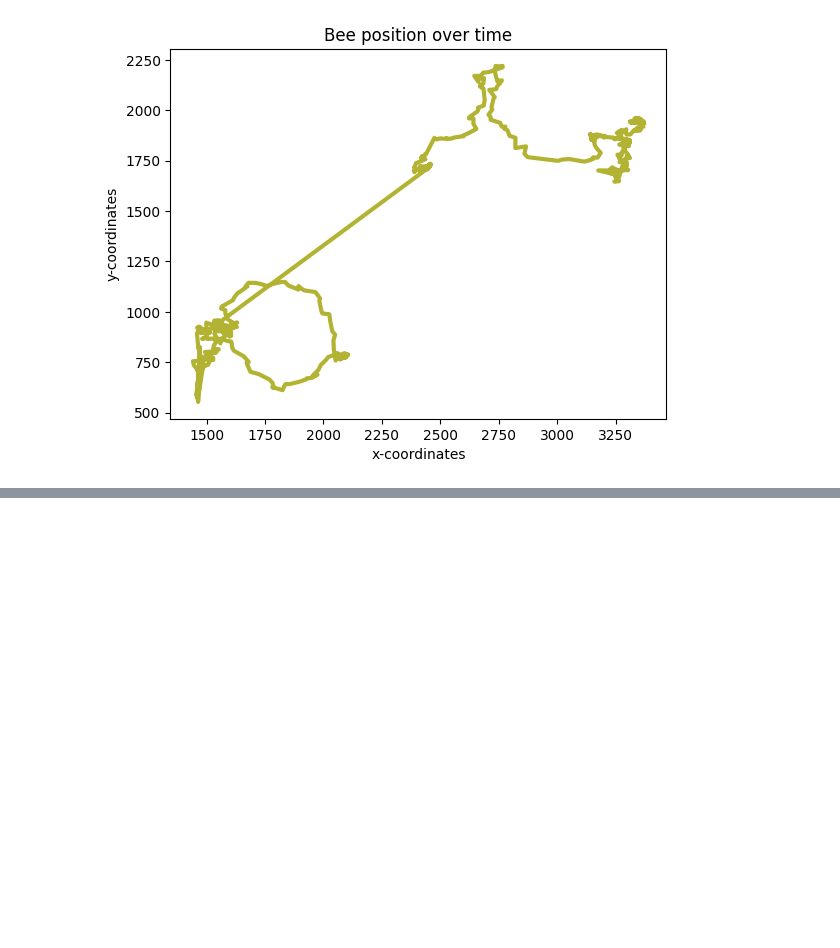
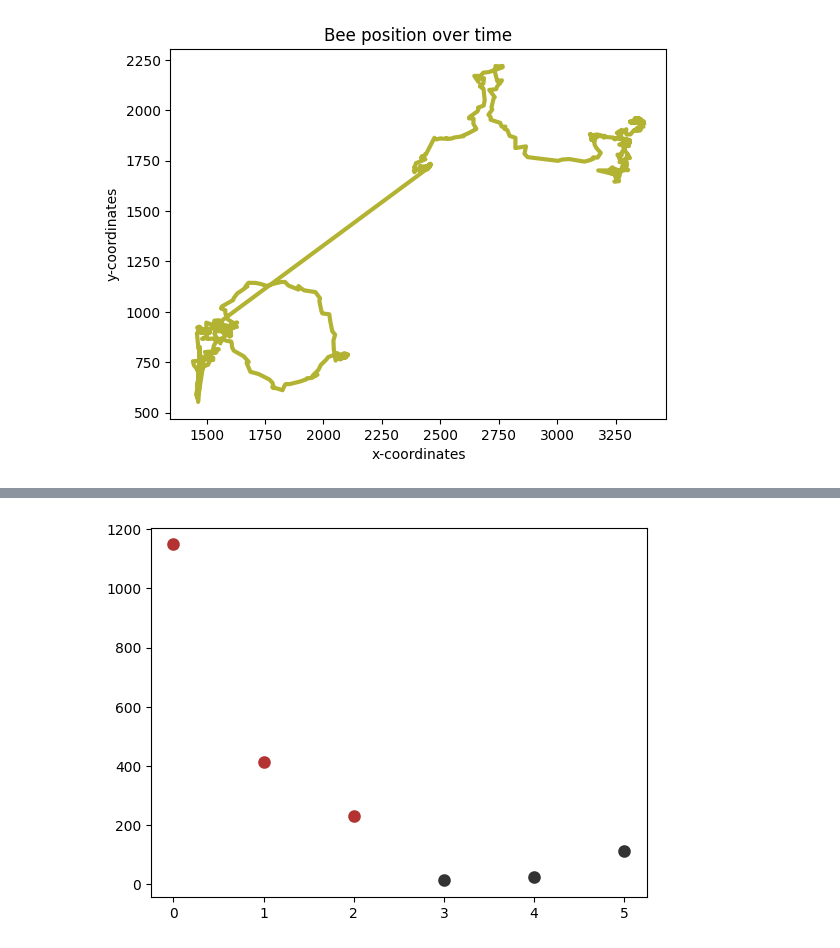
Before and after one commit to mattsmiths/biol470, a Jupyter notebook: final_project/FinalProject_Analysis_1.ipynb, the cells around one changed output, grey strips where cells are left out. Drawn from its saved outputs; the diff is of its cells as text; code cells hidden in the pictures; blank space fills up the shorter version.

```diff
--- a/final_project/FinalProject_Analysis_1.ipynb
+++ b/final_project/FinalProject_Analysis_1.ipynb
@@ -58,0 +96,33 @@ plt.savefig('control_bee2_assay_1.pdf',dpi=200)
+# %%
+assayList = ['/content/biol470/final_project/nicotine_bee_1/inf_bee_0415_exp_01_opto_2026-04-15_17-11-24_arena_circle_1_key.csv',
+             '/content/biol470/final_project/nicotine_bee_2/inf_bee_0415_exp_02_opto_2026-04-15_20-58-17_arena_circle_1_key.csv',
+             '/content/biol470/final_project/nicotine_bee_3/inf_bee_0415_exp_03_opto_2026-04-15_22-25-20_arena_circle_1_key.csv']
+
+allStore = []
+for bees in assayList:
+
+  data1 = pd.read_csv(bees)
+  x_store = []
+  y_store = []
+
+  # Pulling out the centroid for each detection event
+  for ind,ele in enumerate(data1['x_min']):
+    x_center = (ele+data1['x_max'][ind])/2
+    y_center = (data1['y_min'][ind]+data1['y_max'][ind])/2
+    x_store.append(x_center)
+    y_store.append(y_center)
+
+  xdiff = np.diff(x_store)
+  ydiff = np.diff(y_store)
+  out = abs(xdiff)+abs(ydiff)
+  allStore.append(out)
+# %%
+plt.figure()
+for ind,ele in enumerate(allStore):
+  plt.scatter(ind,np.nanmean(ele),color=(0.7,0.2,0.2),linewidth=2,s=50,label='+Nicotine')
+for ind,ele in enumerate(allStore_control):
+  plt.scatter(ind+3,np.nanmean(ele),color=(0.2,0.2,0.2),linewidth=2,s=50,label='Control')
+
+plt.legend()
+# %% [output]
+[figure, added]
```
Also changed, not shown: parts of 3 cells of this notebook.
